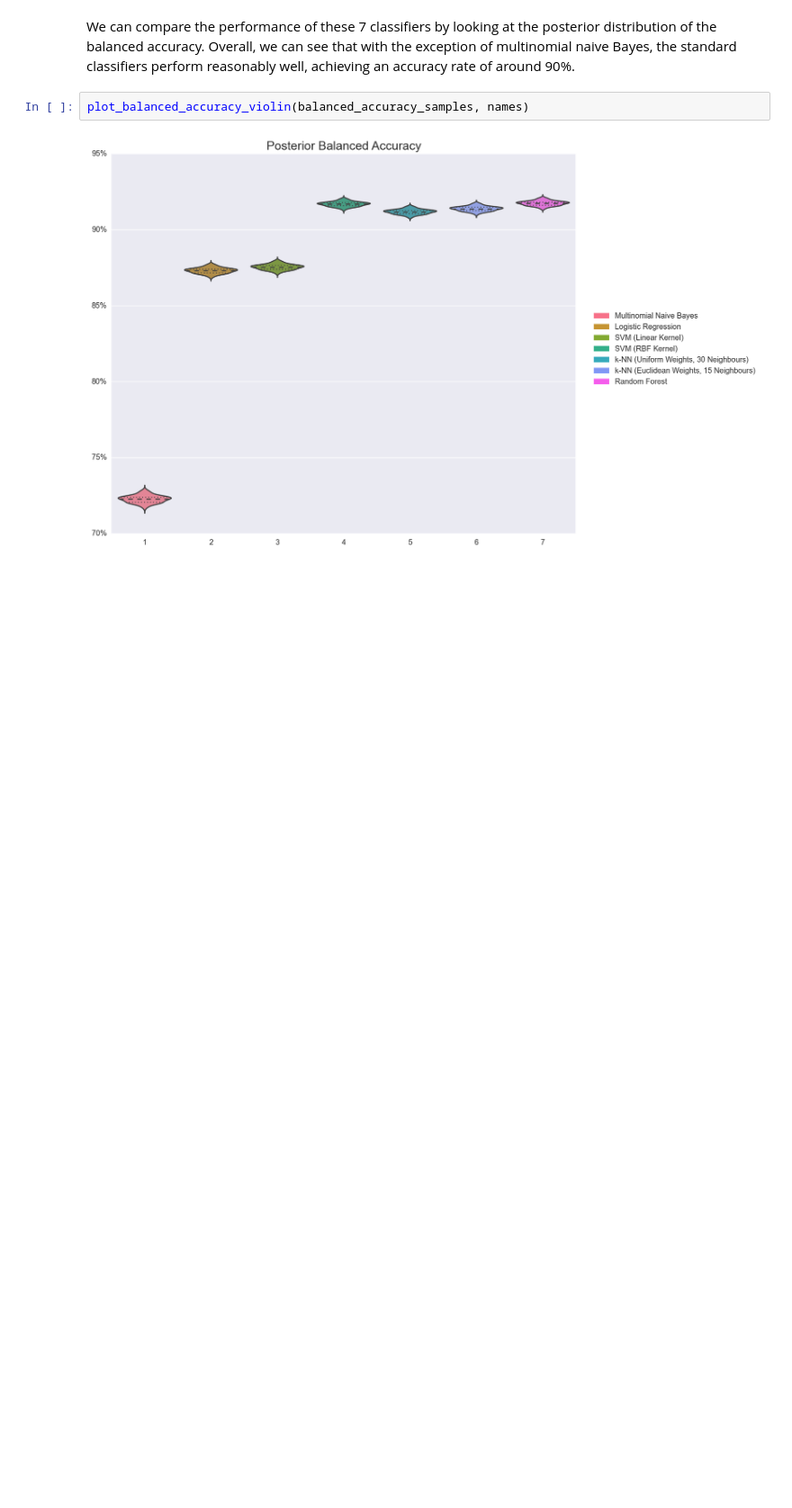
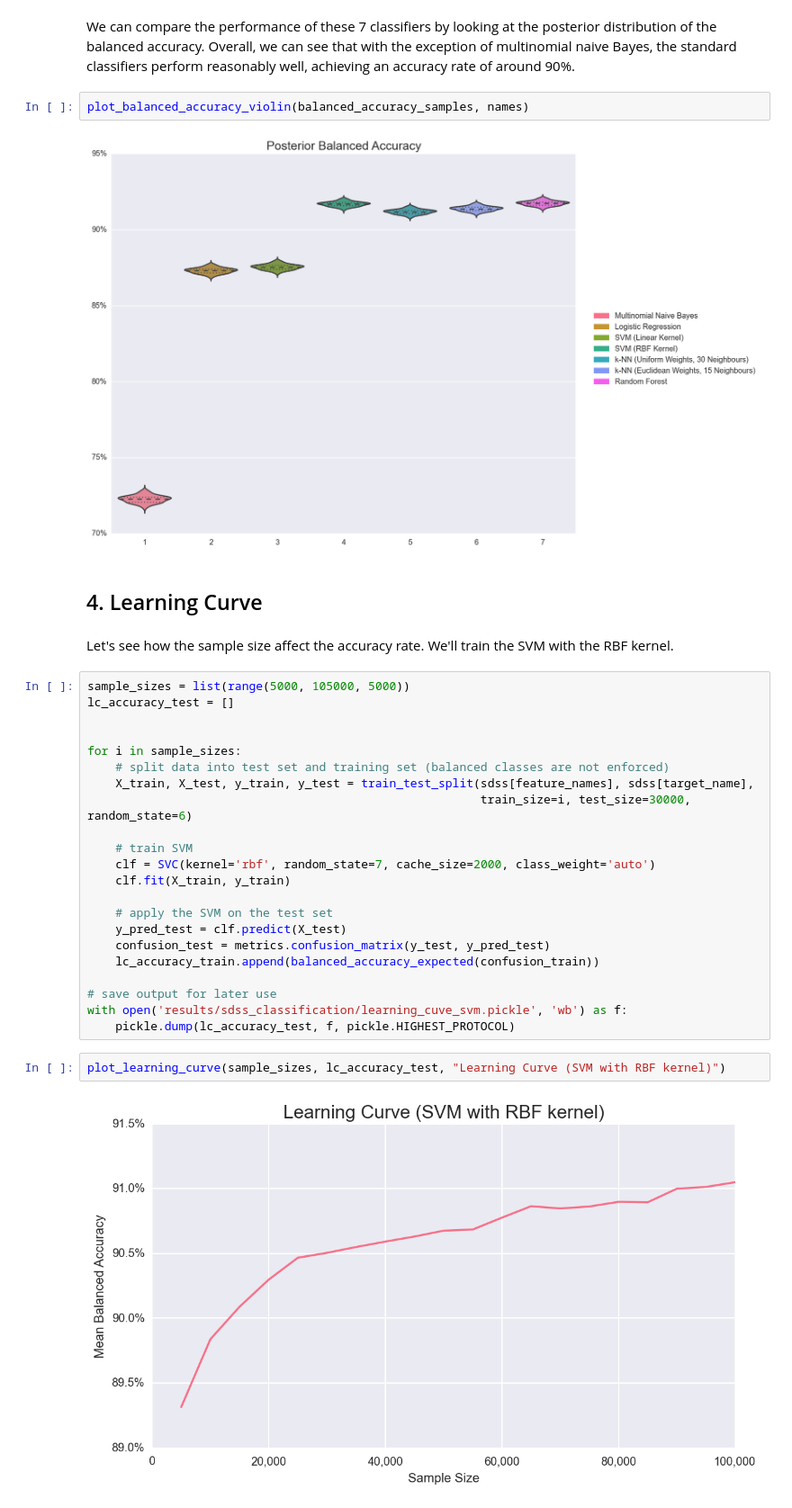
Before and after one commit to chengsoonong/mclass-sky, a Jupyter notebook: sdss_classification.ipynb, the cells around one changed output. Shown at 90% size. Saved outputs shown, nothing was run; the diff lists cells and outputs as text; blank space fills up the shorter version.

Commit message:
Add a learning curve
Add a learning curve for an SVM (RBF kernel). Close #12

```diff
--- a/sdss_classification.ipynb
+++ b/sdss_classification.ipynb
@@ -95,3 +100,33 @@ We can compare the performance of these 7 classifiers by looking at the posterio
 plot_balanced_accuracy_violin(balanced_accuracy_samples, names)
 # %% [output]
 [figure]
+# %% [markdown]
+## 4. Learning Curve
+# %% [markdown]
+Let's see how the sample size affect the accuracy rate. We'll train the SVM with the RBF kernel.
+# %%
+sample_sizes = list(range(5000, 105000, 5000))
+lc_accuracy_test = []
+
+
+for i in sample_sizes:
+    # split data into test set and training set (balanced classes are not enforced)
+    X_train, X_test, y_train, y_test = train_test_split(sdss[feature_names], sdss[target_name],
+                                                        train_size=i, test_size=30000, random_state=6)
+
+    # train SVM
+    clf = SVC(kernel='rbf', random_state=7, cache_size=2000, class_weight='auto')
+    clf.fit(X_train, y_train)
+
+    # apply the SVM on the test set
+    y_pred_test = clf.predict(X_test)
+    confusion_test = metrics.confusion_matrix(y_test, y_pred_test)
+    lc_accuracy_train.append(balanced_accuracy_expected(confusion_train))
+
+# save output for later use
+with open('results/sdss_classification/learning_cuve_svm.pickle', 'wb') as f:
+    pickle.dump(lc_accuracy_test, f, pickle.HIGHEST_PROTOCOL)
+# %%
+plot_learning_curve(sample_sizes, lc_accuracy_test, "Learning Curve (SVM with RBF kernel)")
+# %% [output]
+[figure, added]
```
Also changed, not shown: parts of 2 cells of this notebook, 2 other files.
